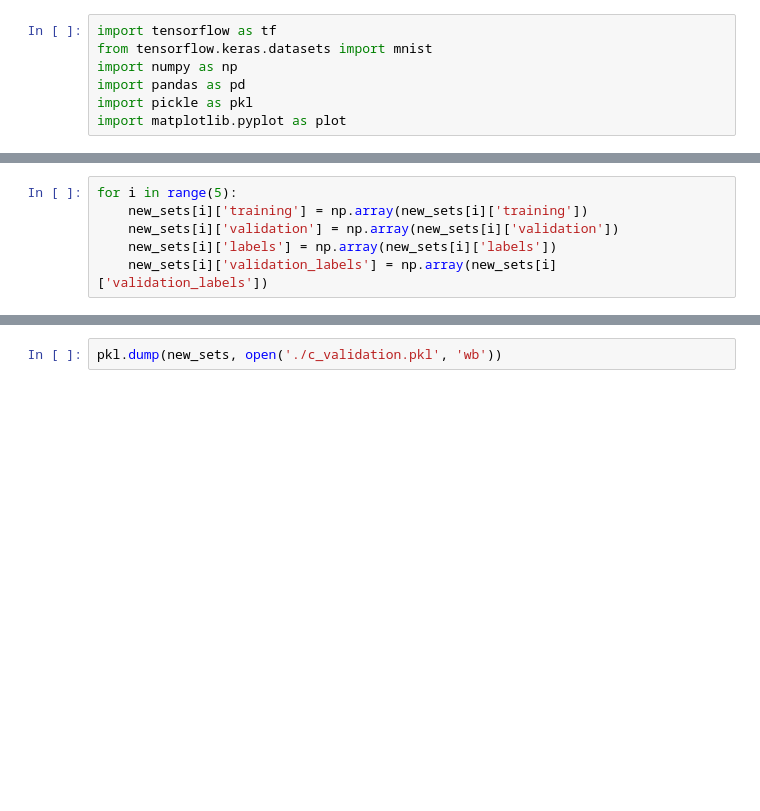
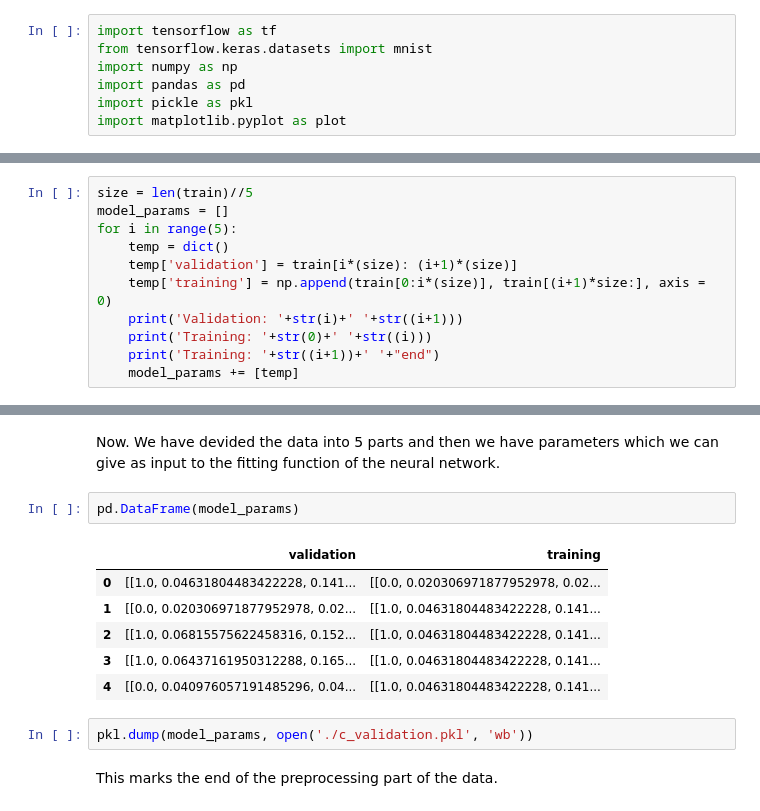
Before and after one commit to siddik11803-IIITH/Syllable-Stress-Classification, a Jupyter notebook: cross validations/x.ipynb, the cells around one changed output, grey strips where cells are left out. Drawn from its saved outputs; the diff is of its cells as text; blank space fills up the shorter version.

```diff
--- a/cross validations/x.ipynb
+++ b/cross validations/x.ipynb
@@ -65,6 +7,0 @@ new_sets = validation_pairs(paritioned_set)
-# %%
-for i in range(5):
-    new_sets[i]['training'] = np.array(new_sets[i]['training'])
-    new_sets[i]['validation'] = np.array(new_sets[i]['validation'])
-    new_sets[i]['labels'] = np.array(new_sets[i]['labels'])
-    new_sets[i]['validation_labels'] = np.array(new_sets[i]['validation_labels'])
@@ -90,0 +45,11 @@ numpy.uint8
+# %%
+size = len(train)//5
+model_params = []
+for i in range(5):
+    temp = dict()
+    temp['validation'] = train[i*(size): (i+1)*(size)]
+    temp['training'] = np.append(train[0:i*(size)], train[(i+1)*size:], axis = 0)
+    print('Validation: '+str(i)+' '+str((i+1)))
+    print('Training: '+str(0)+' '+str((i)))
+    print('Training: '+str((i+1))+' '+"end")
+    model_params += [temp]
@@ -91,2 +72,15 @@ numpy.uint8
+# %% [markdown]
+Now. We have devided the data into 5 parts and then we have parameters which we can give as input to the fitting function of the neural network.
+# %%
+pd.DataFrame(model_params)
+# %% [output]
+|  | validation | training |
+| 0 | [[1.0, 0.04631804483422228, 0.141... | [[0.0, 0.020306971877952978, 0.02... |
+| 1 | [[0.0, 0.020306971877952978, 0.02... | [[1.0, 0.04631804483422228, 0.141... |
+| 2 | [[1.0, 0.06815575622458316, 0.152... | [[1.0, 0.04631804483422228, 0.141... |
+| 3 | [[1.0, 0.06437161950312288, 0.165... | [[1.0, 0.04631804483422228, 0.141... |
+| 4 | [[0.0, 0.040976057191485296, 0.04... | [[1.0, 0.04631804483422228, 0.141... |
 # %%
-pkl.dump(new_sets, open('./c_validation.pkl', 'wb'))
+pkl.dump(model_params, open('./c_validation.pkl', 'wb'))
+# %% [markdown]
+This marks the end of the preprocessing part of the data.
```
Also changed, not shown: parts of 18 cells of this notebook, 16 other files.
